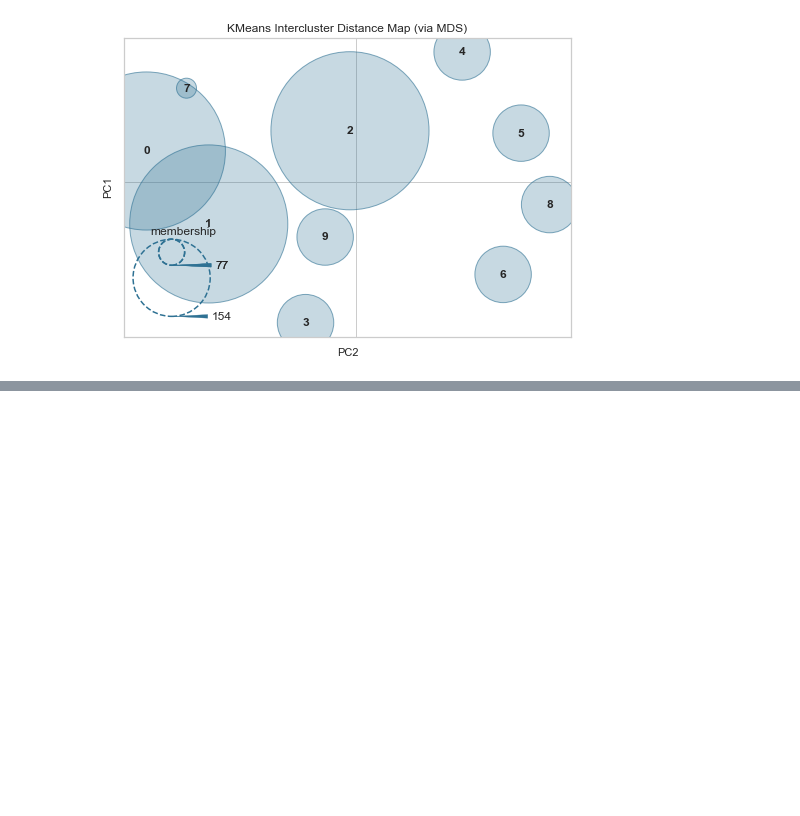
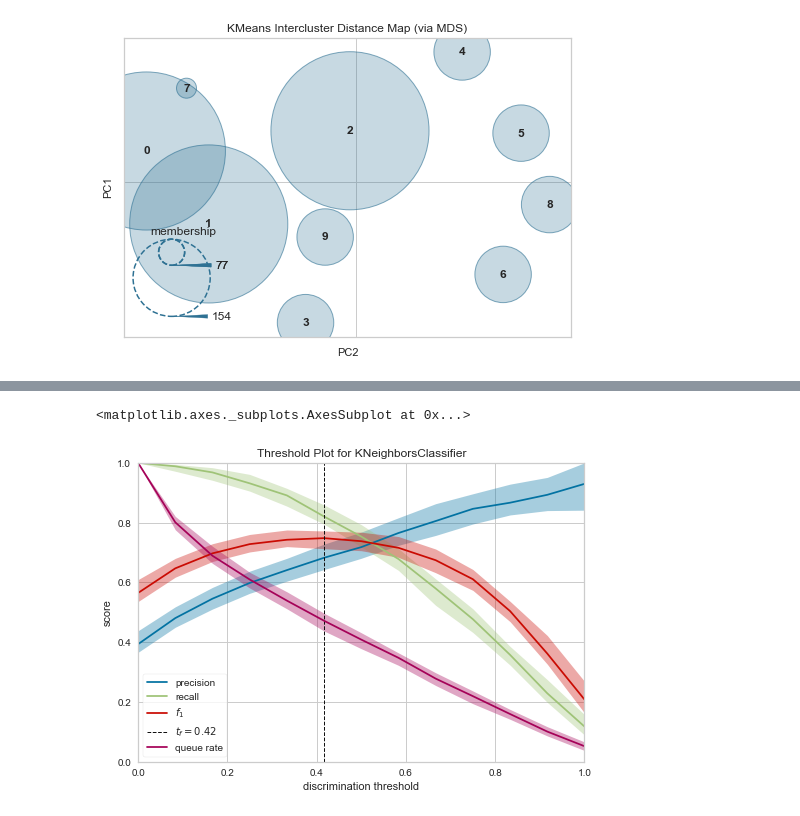
Before and after one commit to lagane-78/heartdiseasepredictor, a Jupyter notebook: temp/featureanalysis.ipynb, the cells around one changed output, grey strips where cells are left out. Drawn from its saved outputs; the diff is of its cells as text; code cells hidden in the pictures; blank space fills up the shorter version.

```diff
--- a/temp/featureanalysis.ipynb
+++ b/temp/featureanalysis.ipynb
@@ -172,0 +186,18 @@ visualizer.show(outpath="KNNintercluterdistance.png")        # Finalize and rend
+# %%
+from sklearn.linear_model import LogisticRegression
+
+from yellowbrick.classifier import DiscriminationThreshold
+from yellowbrick.datasets import load_spam
+
+# Load a binary classification dataset
+X, y = load_spam()
+
+# Instantiate the classification model and visualizer
+model = KNeighborsClassifier(12)
+visualizer = DiscriminationThreshold(model)
+
+visualizer.fit(X, y)        # Fit the data to the visualizer
+visualizer.show(outpath='knn_discthresh.png')           # Finalize and render the figure
+# %% [output]
+<matplotlib.axes._subplots.AxesSubplot at 0x...>
+[figure, added]
```
Also changed, not shown: parts of 10 cells of this notebook, 9 other files.
